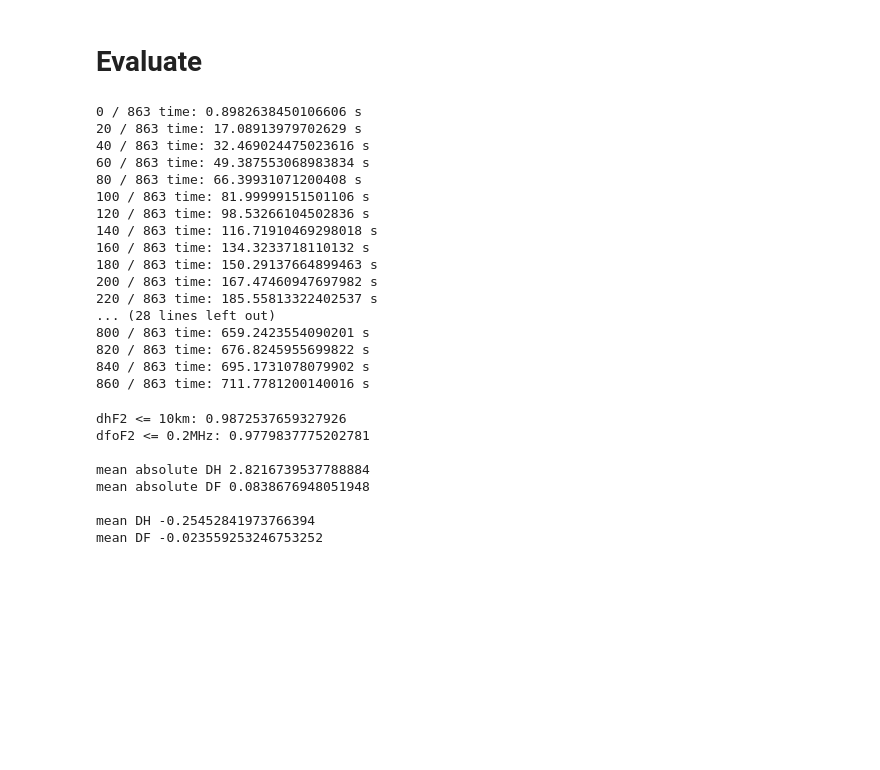
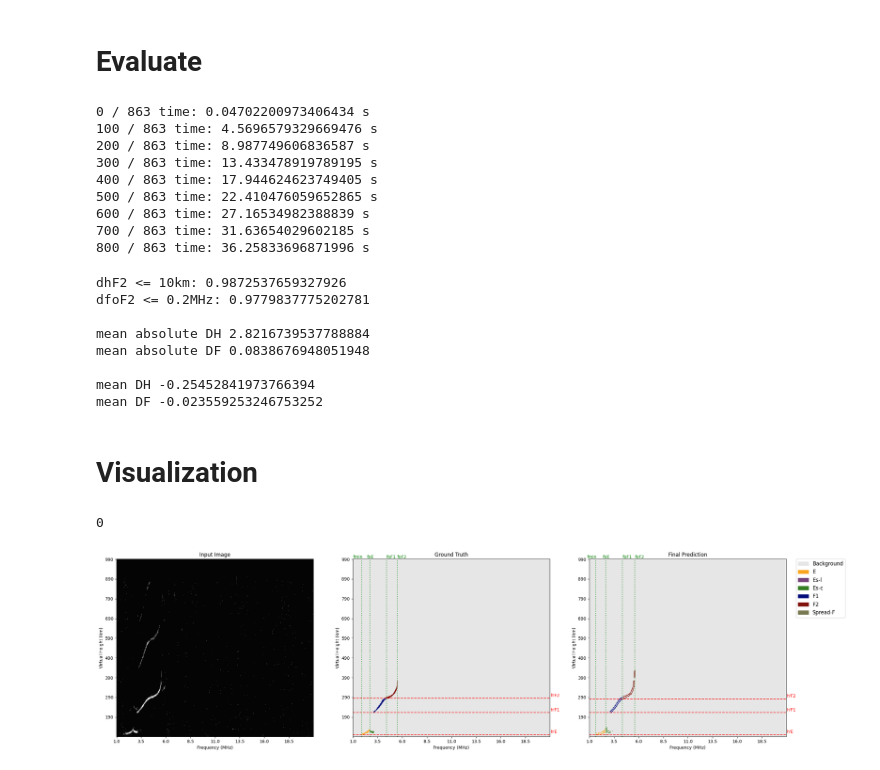
Before and after one commit to VoyagerXvoyagerx/Ionogram, a Jupyter notebook: Inference.ipynb, the cells around one changed output. Cells and saved outputs as stored; diff of their text form; code cells hidden in the pictures; blank space fills up the shorter version.

Commit message:
Use numpy for obtaining ionospheric parameters

````diff
--- a/Inference.ipynb
+++ b/Inference.ipynb
@@ -111,8 +104,6 @@ segmap = post_seg(seg, cimg)
 ```
 # %%
 def post_seg(seg, cimg):
-  th1 = 256*2
-  th2 = 400
   blurred = cv2.GaussianBlur(cimg, (3, 3), 0)
   edge = cv2.Canny(blurred, 50, 150)
   edge = edge / 255
@@ -244,7 +160,7 @@ def show_cha_pyplot(cimg, cmask, segmap, palette,
   plt.ylabel('Virtual Height (km)')
   plt.yticks([0, 40, 80, 120, 160, 200, 240, 280, 320, 360],[990, 890, 790, 690, 590, 490, 390, 290, 190, 90])
   plt.xticks([0, 50, 100, 150, 200, 250, 300, 350, 400],[1.0, 3.5, 6.0, 8.5, 11.0, 13.5, 16.0, 18.5, 21.0])
-  # plt.title('Input Image')
+  plt.title('Input Image')
   plt.imshow(cimg)
 
   plt.subplot(132)
@@ -252,7 +168,7 @@ def show_cha_pyplot(cimg, cmask, segmap, palette,
   plt.ylabel('Virtual Height (km)')
   plt.yticks([0, 40, 80, 120, 160, 200, 240, 280, 320, 360],[990, 890, 790, 690, 590, 490, 390, 290, 190, 90])
   plt.xticks([0, 50, 100, 150, 200, 250, 300, 350, 400],[1.0, 3.5, 6.0, 8.5, 11.0, 13.5, 16.0, 18.5, 21.0])
-  # plt.title('Ground Truth')
+  plt.title('Ground Truth')
   plt.imshow(cmask)
   # f2
   plt.axvline(mf_truth,color='g',linestyle=":",alpha=0.8)
@@ -280,7 +196,7 @@ def show_cha_pyplot(cimg, cmask, segmap, palette,
   plt.ylabel('Virtual Height (km)')
   plt.yticks([0, 40, 80, 120, 160, 200, 240, 280, 320, 360],[990, 890, 790, 690, 590, 490, 390, 290, 190, 90])
   plt.xticks([0, 50, 100, 150, 200, 250, 300, 350, 400],[1.0, 3.5, 6.0, 8.5, 11.0, 13.5, 16.0, 18.5, 21.0])
-  # plt.title('Final Prediction')
+  plt.title('Final Prediction')
   seg_res = Image.fromarray(np.uint8(segmap)).convert('P')
   seg_res.putpalette(np.array(palette, dtype=np.uint8))
   im = plt.imshow(np.array(seg_res.convert('RGB')))
@@ -306,6 +222,6 @@ def show_cha_pyplot(cimg, cmask, segmap, palette,
     plt.axvline(fmin_pred,color='g',linestyle=":",alpha=0.8)
     plt.text(fmin_pred-18, -2,'fmin', color = 'g')
   # save as png
-  plt.savefig('results/'+str(cnt)+'.png')
+  # plt.savefig('results/'+str(cnt)+'.png')
   plt.show()
 # %% [markdown]
@@ -384,13 +299,13 @@ while cnt < N:
   [gimg, cimg, label, cmask, seg] = single_load(name)
   segmap = post_seg(seg, cimg)
 
-  [mh_pred, mf_pred, mhe_pred, mfe_pred, mhf1_pred, mff1_pred, fmin_pred] = interpret(segmap)
-  [mh_truth, mf_truth, mhe_truth, mfe_truth, mhf1_truth, mff1_truth, fmin_truth] = interpret(label)
+  [mh_pred, mf_pred, mhe_pred, mfe_pred, mhf1_pred, mff1_pred, fmin_pred] = interpret_numpy(segmap)
+  [mh_truth, mf_truth, mhe_truth, mfe_truth, mhf1_truth, mff1_truth, fmin_truth] = interpret_numpy(label)
 
   list_pred.append([mh_pred, mf_pred-1, mhe_pred, mfe_pred-1, mhf1_pred, mff1_pred-1, fmin_pred+1])
   list_target.append([mh_truth, mf_truth, mhe_truth, mfe_truth, mhf1_truth, mff1_truth, fmin_truth])
 
-  if cnt % 20 == 0:
+  if cnt % 100 == 0:
     tic2  = time.perf_counter()
     print(cnt, '/', N, 'time:', tic2-tic1, 's')
 
@@ -403,22 +318,14 @@ os.makedirs('./work_dirs/npz', exist_ok=True)
 np.save('./work_dirs/npz/pred.npy', cha_pred)
 np.save('./work_dirs/npz/target.npy', cha_target)
 # %% [output]
-0 / 863 time: 0.8982638450106606 s
-20 / 863 time: 17.08913979702629 s
-40 / 863 time: 32.469024475023616 s
-60 / 863 time: 49.387553068983834 s
-80 / 863 time: 66.39931071200408 s
-100 / 863 time: 81.99999151501106 s
-120 / 863 time: 98.53266104502836 s
-140 / 863 time: 116.71910469298018 s
-160 / 863 time: 134.3233718110132 s
-180 / 863 time: 150.29137664899463 s
-200 / 863 time: 167.47460947697982 s
-220 / 863 time: 185.55813322402537 s
-... (28 lines left out)
-800 / 863 time: 659.2423554090201 s
-820 / 863 time: 676.8245955699822 s
-840 / 863 time: 695.1731078079902 s
-860 / 863 time: 711.7781200140016 s
+0 / 863 time: 0.04702200973406434 s
+100 / 863 time: 4.5696579329669476 s
+200 / 863 time: 8.987749606836587 s
+300 / 863 time: 13.433478919789195 s
+400 / 863 time: 17.944624623749405 s
+500 / 863 time: 22.410476059652865 s
+600 / 863 time: 27.16534982388839 s
+700 / 863 time: 31.63654029602185 s
+800 / 863 time: 36.25833696871996 s
 # %%
 import numpy as np
@@ -483,3 +388,29 @@ mean absolute DF 0.0838676948051948
 
 mean DH -0.25452841973766394
 mean DF -0.023559253246753252
+# %% [markdown]
+# Visualization
+# %%
+cnt = 0
+sample_interval = 1000
+N = len(name_list)
+
+list_pred = []
+list_target = []
+
+# for name in name_list:
+while cnt < N:
+  name = name_list[cnt]
+  [gimg, cimg, label, cmask, seg] = single_load(name)
+  segmap = post_seg(seg, cimg)
+  [mh_pred, mf_pred, mhe_pred, mfe_pred, mhf1_pred, mff1_pred, fmin_pred] = interpret_numpy(segmap)
+  [mh_truth, mf_truth, mhe_truth, mfe_truth, mhf1_truth, mff1_truth, fmin_truth] = interpret_numpy(label)
+
+  print(cnt)
+  show_cha_pyplot(cimg, cmask, segmap, palette,
+                                  mh_pred, mf_pred, mhe_pred, mfe_pred, mhf1_pred, mff1_pred, fmin_pred,
+                                  mh_truth, mf_truth, mhe_truth, mfe_truth, mhf1_truth, mff1_truth, fmin_truth)
+  cnt = cnt + sample_interval
+# %% [output]
+0
+[figure, added]
````
Also changed, not shown: parts of 10 cells of this notebook.
